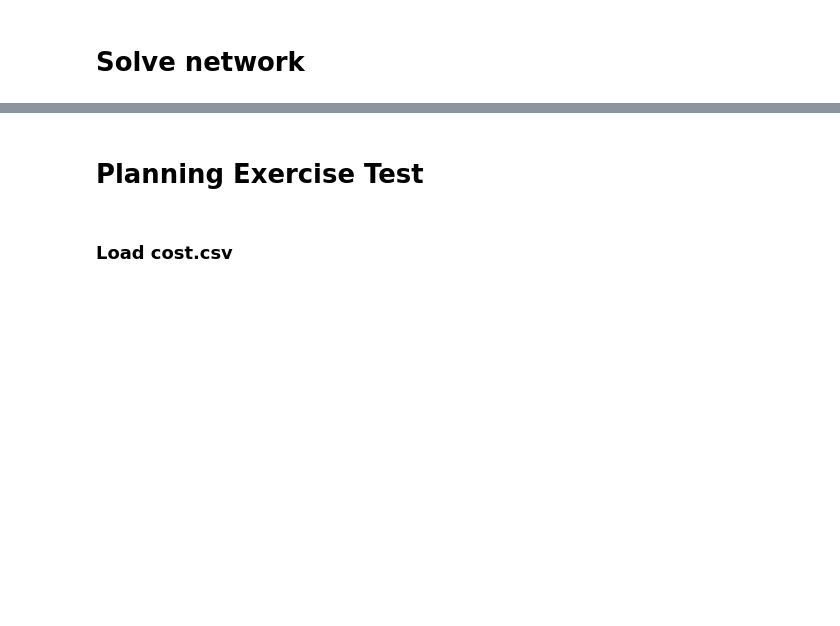
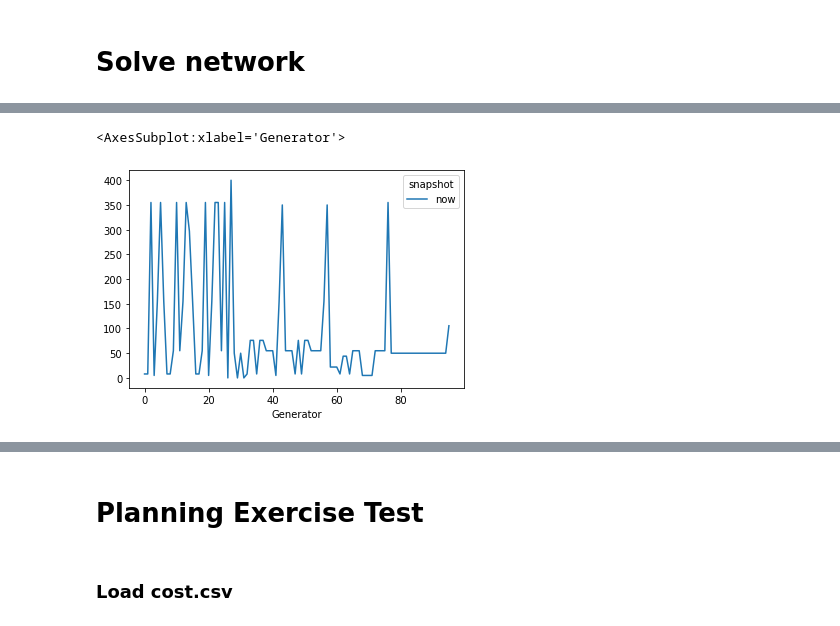
Before and after one commit to G-PST/power-flow-exercise, a Jupyter notebook: example-pypsa/pypsa-test.ipynb, the cells around one changed output, grey strips where cells are left out. Saved outputs shown, nothing was run; the diff lists cells and outputs as text; code cells hidden in the pictures; blank space fills up the shorter version.

```diff
--- a/example-pypsa/pypsa-test.ipynb
+++ b/example-pypsa/pypsa-test.ipynb
@@ -367,9 +340,9 @@ n.loads.loc[:,["p_set", "q_set"]] = (n.loads.loc[:,["p_set", "q_set"]])*0.5
 # %%
 n.loads.loc[:,["q_set"]] = (n.loads.loc[:,["q_set"]])*0.1
 # %%
-n.buses.v_mag_pu_set = 1
+n.buses.v_mag_pu_set = 1.
 # %%
-n.lines.loc["104","r"] = 1
+n.lines.loc["104","r"] = 1.
 # %%
 n.transformers.r = 2e-5
 n.transformers.x = 8.4e-4
@@ -424,8 +379,6 @@ n.loads.p_set.sum()
 n.loads.q_set.sum()
 
 n.transformers_t.p0.sum().plot()
-# %%
-n.buses.v_mag_pu_set = 1.0
 # %%
 #n.lopf()
 #n.pf(use_seed=True, distribute_slack=True)
@@ -470,2 +397,0 @@ n.generators.groupby("control")[["p_set", "q_set"]].sum()
-# %%
-n.generators.drop(n.generators.loc[n.generators["control"]=="PQ"].index, inplace=True)
@@ -494,0 +405,5 @@ n.loads[["p_set", "q_set"]].sum()
+# %%
+n.generators_t.p.T.plot()
+# %% [output]
+<AxesSubplot:xlabel='Generator'>
+[figure, added]
```
Also changed, not shown: parts of 26 cells of this notebook.
